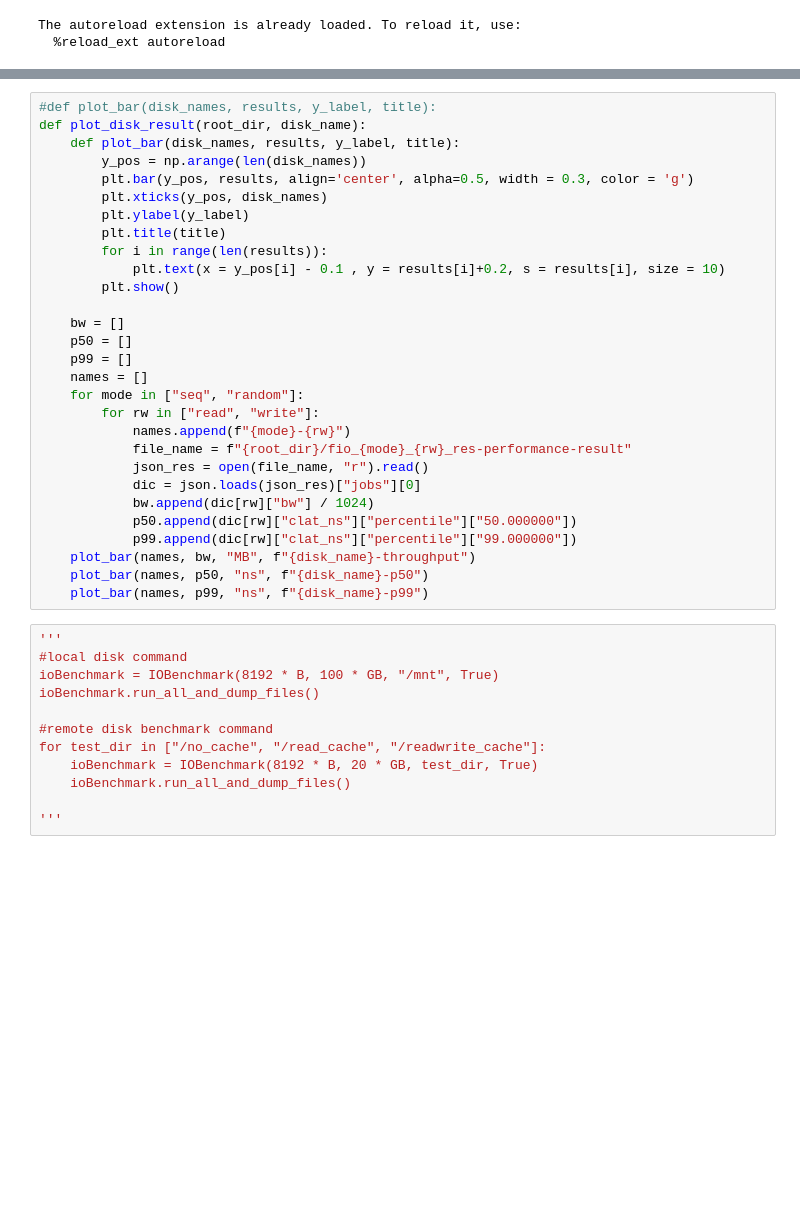
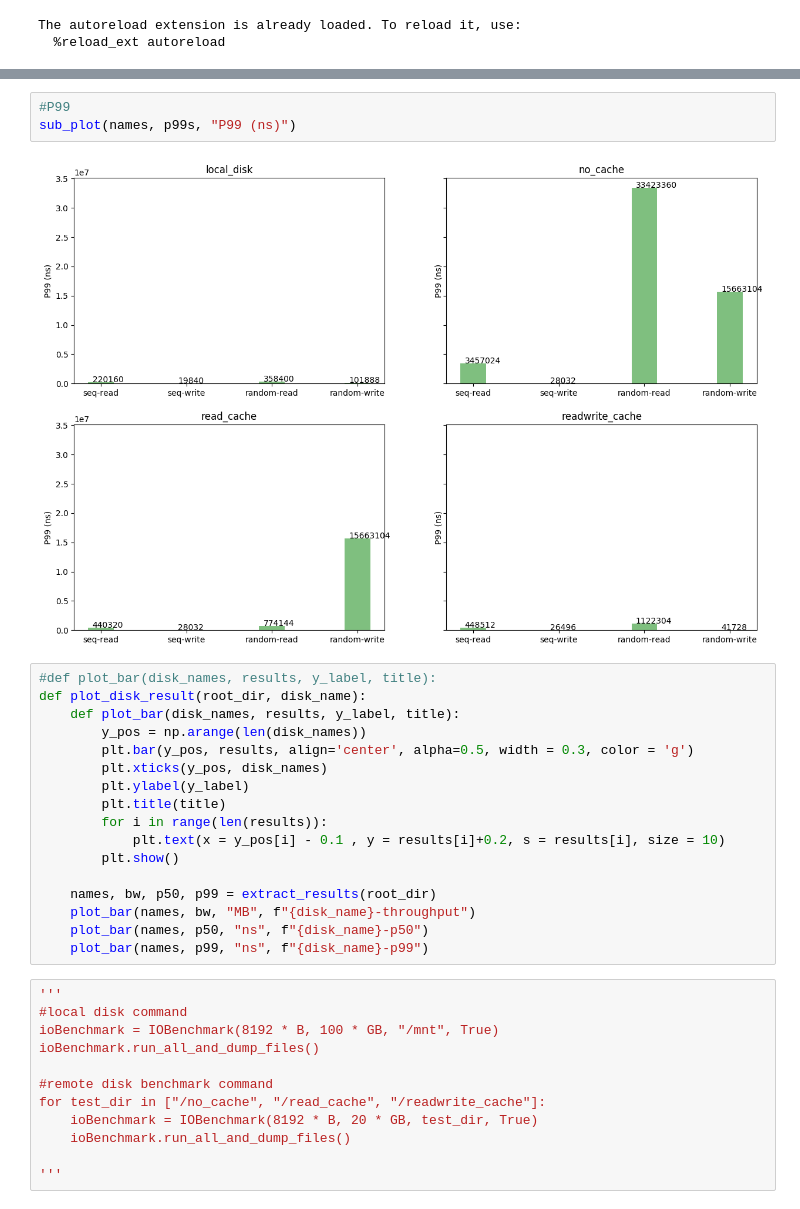
Before and after one commit to xiefan46/samza-azure-storage, a Jupyter notebook: milestone2/python/fio_benchmark.ipynb, the cells around one changed output, grey strips where cells are left out. Cells and saved outputs as stored; diff of their text form; blank space fills up the shorter version.

```diff
--- a/milestone2/python/fio_benchmark.ipynb
+++ b/milestone2/python/fio_benchmark.ipynb
@@ -11,3 +72,8 @@ The autoreload extension is already loaded. To reload it, use:
+# %%
+#P99
+sub_plot(names, p99s, "P99 (ns)")
+# %% [output]
+[figure, added]
 # %%
 #def plot_bar(disk_names, results, y_label, title):
 def plot_disk_result(root_dir, disk_name):
@@ -21,19 +87,7 @@ def plot_disk_result(root_dir, disk_name):
             plt.text(x = y_pos[i] - 0.1 , y = results[i]+0.2, s = results[i], size = 10)
         plt.show()
 
-    bw = []
-    p50 = []
-    p99 = []
-    names = []
-    for mode in ["seq", "random"]:
-        for rw in ["read", "write"]:
-            names.append(f"{mode}-{rw}")
-            file_name = f"{root_dir}/fio_{mode}_{rw}_res-performance-result"
-            json_res = open(file_name, "r").read()
-            dic = json.loads(json_res)["jobs"][0]
-            bw.append(dic[rw]["bw"] / 1024)
-            p50.append(dic[rw]["clat_ns"]["percentile"]["50.000000"])
-            p99.append(dic[rw]["clat_ns"]["percentile"]["99.000000"])
+    names, bw, p50, p99 = extract_results(root_dir)
     plot_bar(names, bw, "MB", f"{disk_name}-throughput")
     plot_bar(names, p50, "ns", f"{disk_name}-p50")
     plot_bar(names, p99, "ns", f"{disk_name}-p99")
```
Also changed, not shown: parts of 8 cells of this notebook.
